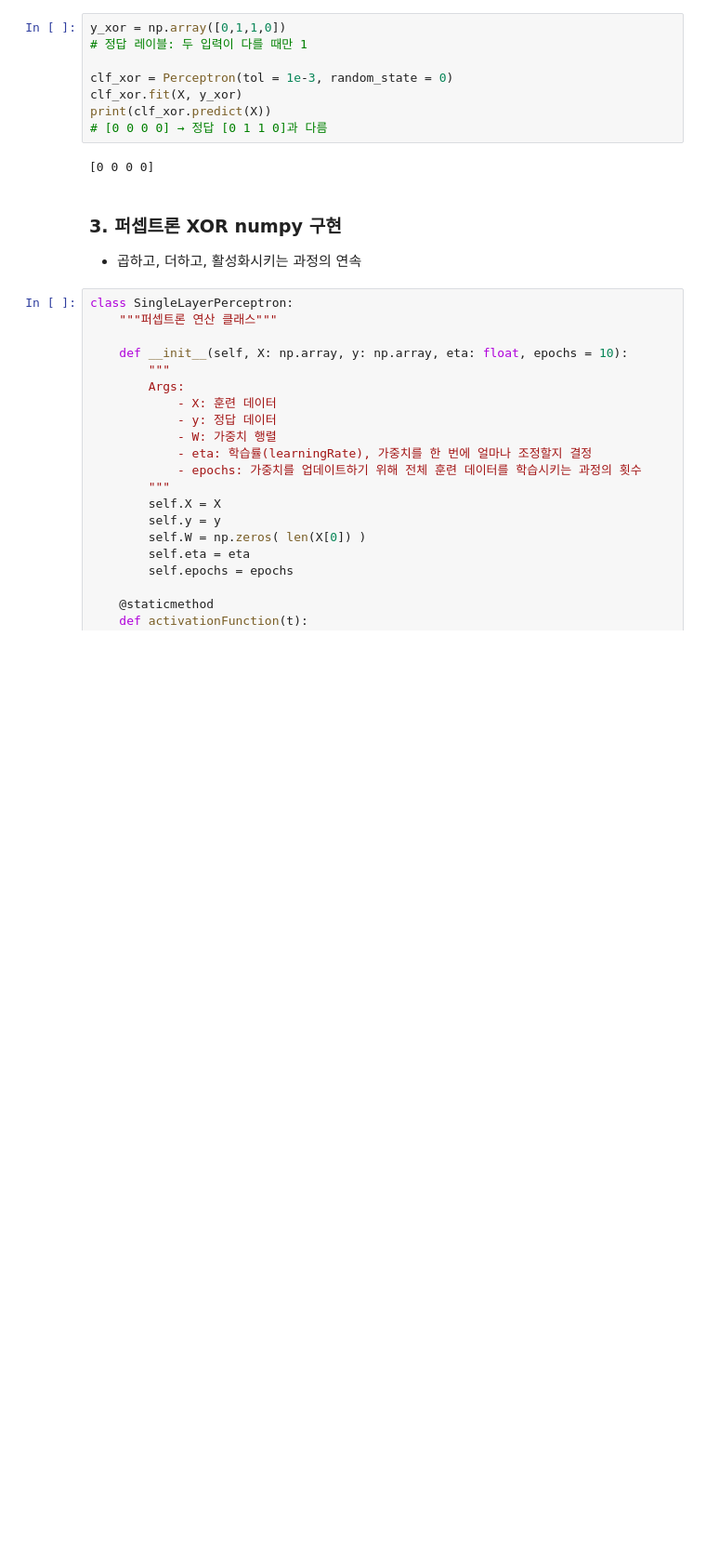
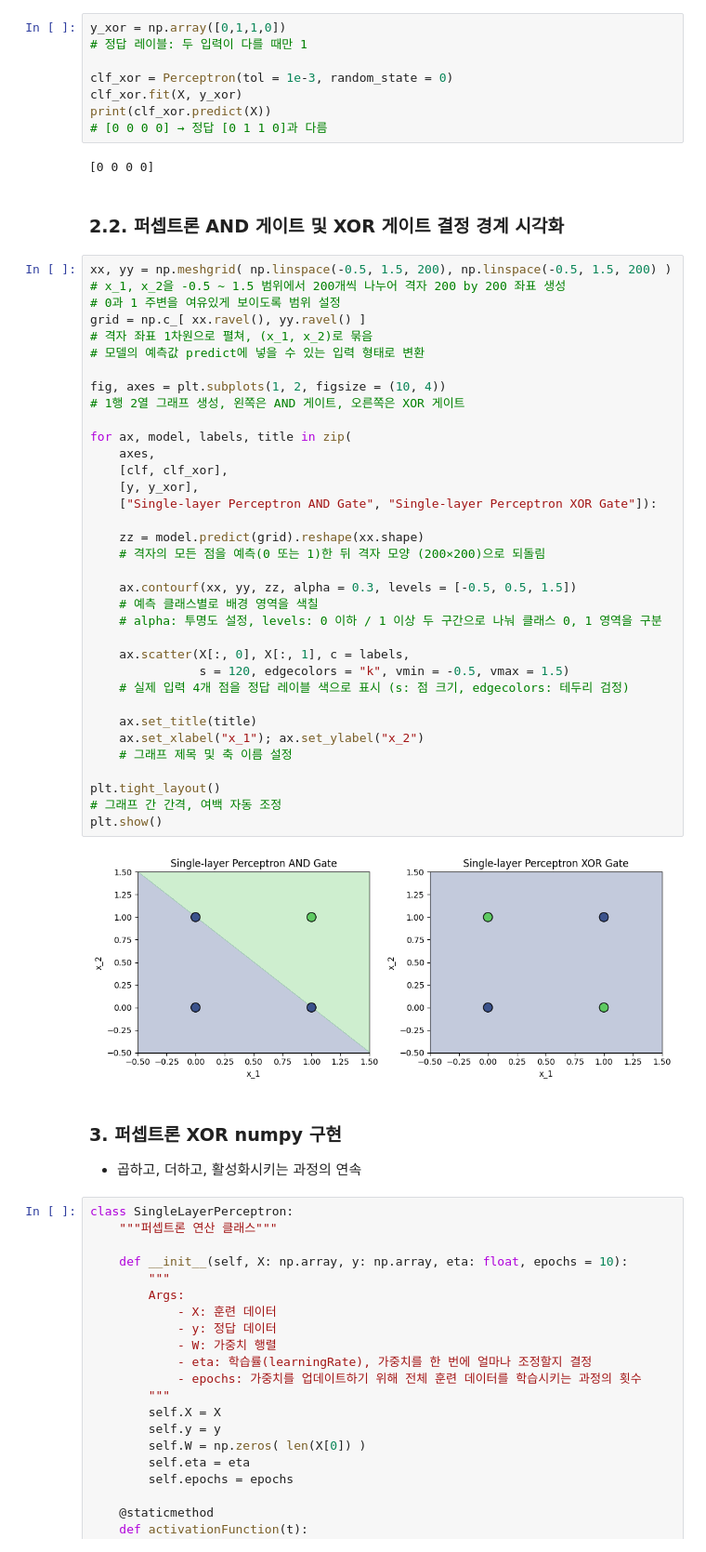
Before and after one commit to ksydata/DeepLearning, a Jupyter notebook: FundamentalDeepLearning/perceptronXORGate.ipynb, the cells around one changed output. Shown at 93% size. Cells and saved outputs as stored; diff of their text form; blank space fills up the shorter version.

Commit message:
퍼셉트론 AND, XOR 게이트 결정 경계 시각화 2026.09.24

```diff
--- a/FundamentalDeepLearning/perceptronXORGate.ipynb
+++ b/FundamentalDeepLearning/perceptronXORGate.ipynb
@@ -45,6 +45,45 @@ print(clf_xor.predict(X))
 # [0 0 0 0] → 정답 [0 1 1 0]과 다름
 # %% [output]
 [0 0 0 0]
+# %% [markdown]
+### 2.2. 퍼셉트론 AND 게이트 및 XOR 게이트 결정 경계 시각화
+# %%
+xx, yy = np.meshgrid( np.linspace(-0.5, 1.5, 200), np.linspace(-0.5, 1.5, 200) )
+# x_1, x_2을 -0.5 ~ 1.5 범위에서 200개씩 나누어 격자 200 by 200 좌표 생성
+# 0과 1 주변을 여유있게 보이도록 범위 설정
+grid = np.c_[ xx.ravel(), yy.ravel() ]
+# 격자 좌표 1차원으로 펼쳐, (x_1, x_2)로 묶음
+# 모델의 예측값 predict에 넣을 수 있는 입력 형태로 변환
+
+fig, axes = plt.subplots(1, 2, figsize = (10, 4))
+# 1행 2열 그래프 생성, 왼쪽은 AND 게이트, 오른쪽은 XOR 게이트
+
+for ax, model, labels, title in zip(
+    axes,
+    [clf, clf_xor],
+    [y, y_xor],
+    ["Single-layer Perceptron AND Gate", "Single-layer Perceptron XOR Gate"]):
+
+    zz = model.predict(grid).reshape(xx.shape)
+    # 격자의 모든 점을 예측(0 또는 1)한 뒤 격자 모양 (200×200)으로 되돌림
+
+    ax.contourf(xx, yy, zz, alpha = 0.3, levels = [-0.5, 0.5, 1.5])
+    # 예측 클래스별로 배경 영역을 색칠
+    # alpha: 투명도 설정, levels: 0 이하 / 1 이상 두 구간으로 나눠 클래스 0, 1 영역을 구분
+
+    ax.scatter(X[:, 0], X[:, 1], c = labels,
+               s = 120, edgecolors = "k", vmin = -0.5, vmax = 1.5)
+    # 실제 입력 4개 점을 정답 레이블 색으로 표시 (s: 점 크기, edgecolors: 테두리 검정)
+
+    ax.set_title(title)
+    ax.set_xlabel("x_1"); ax.set_ylabel("x_2")
+    # 그래프 제목 및 축 이름 설정
+
+plt.tight_layout()
+# 그래프 간 간격, 여백 자동 조정
+plt.show()
+# %% [output]
+[figure, added]
 # %% [markdown]
 ### 3. 퍼셉트론 XOR numpy 구현
 
```
Also changed, not shown: parts of 1 cell of this notebook.
